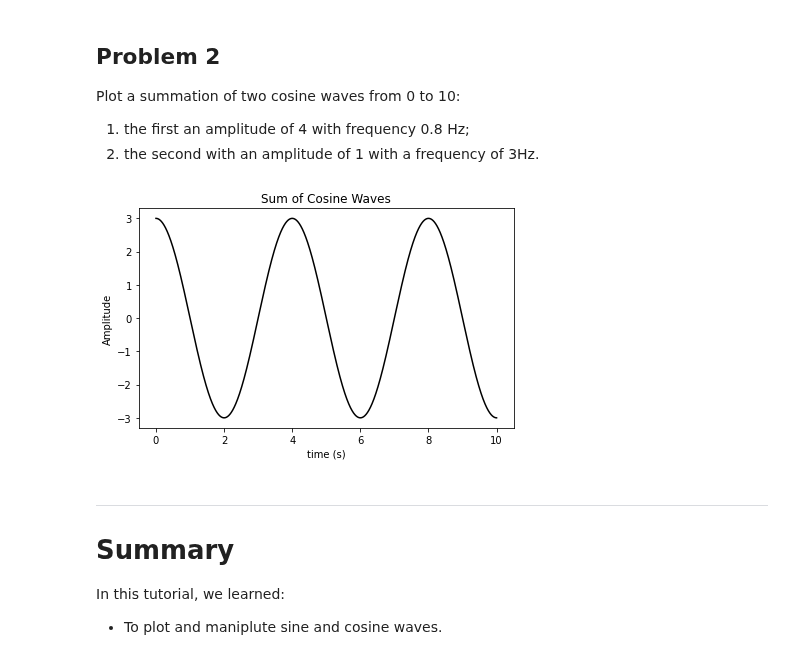
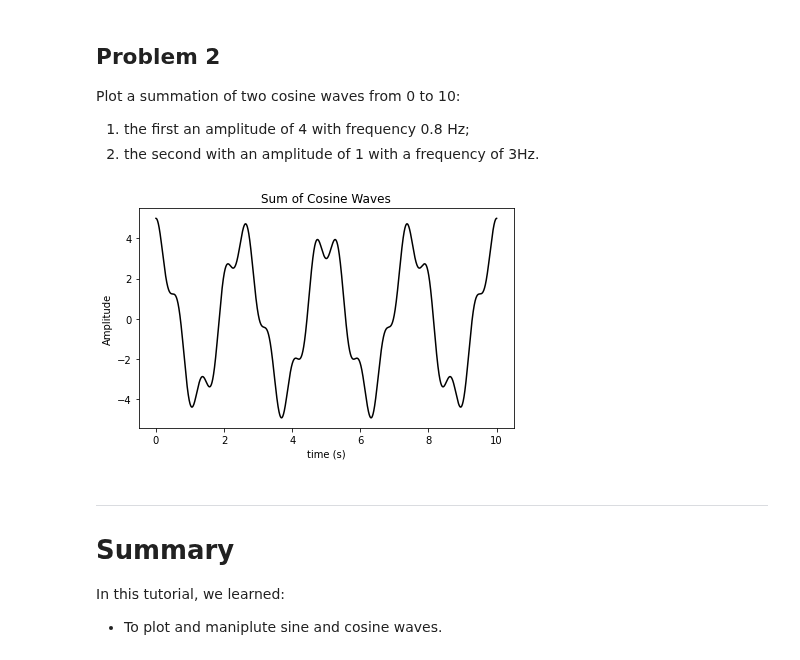
Before and after one commit to john-s-butler-dit/Basic-Introduction-to-Python, a Jupyter notebook: W2T4 Frequencies .ipynb, the cells around one changed output. Cells and saved outputs as stored; diff of their text form; code cells hidden in the pictures.

```diff
--- a/W2T4 Frequencies .ipynb
+++ b/W2T4 Frequencies .ipynb
@@ -184,37 +198,43 @@ Plot a summation of two cosine waves from 0 to 10:
 time=np.arange(0,10,0.001)
 
 
 ##############################################################################
 ## INSERT: Plot a summation of two cosinewaves:
 ## the first an amplitude of 4 with frequency 0.8 Hz;
 ## the second with an amplitude of 1 with a frequency of 3Hz.
 ##############################################################################
 fig = plt.figure(figsize=(6,4)) # This setups the size of the figure
 
-Amplitude1=3
-freq1=0.5
+Amplitude1=4
+freq1=0.8
 
 Cosinewave1=Amplitude1*np.cos(np.pi*freq1*time)
 
-Sum_Cosinewave=Cosinewave1
+Amplitude2=1
+freq2=3
+
+Cosinewave2=Amplitude2*np.cos(np.pi*freq2*time)
+
+
+Sum_Cosinewave=Cosinewave1+Cosinewave2
 
 #######################ANSWER#################################
 
 
 
 #######################ANSWER#################################
 
 plt.plot(time,Sum_Cosinewave,'-',color='black')
 
 
 plt.xlabel('time (s)')
 plt.ylabel('Amplitude')
 plt.title('Sum of Cosine Waves')
 
 plt.tight_layout()
 plt.show() # This plots the figure
 # %% [output]
-[figure, old version]
+[figure, new version]
 # %% [markdown]
 ---
 # Summary
```
Also changed, not shown: parts of 10 cells of this notebook.
